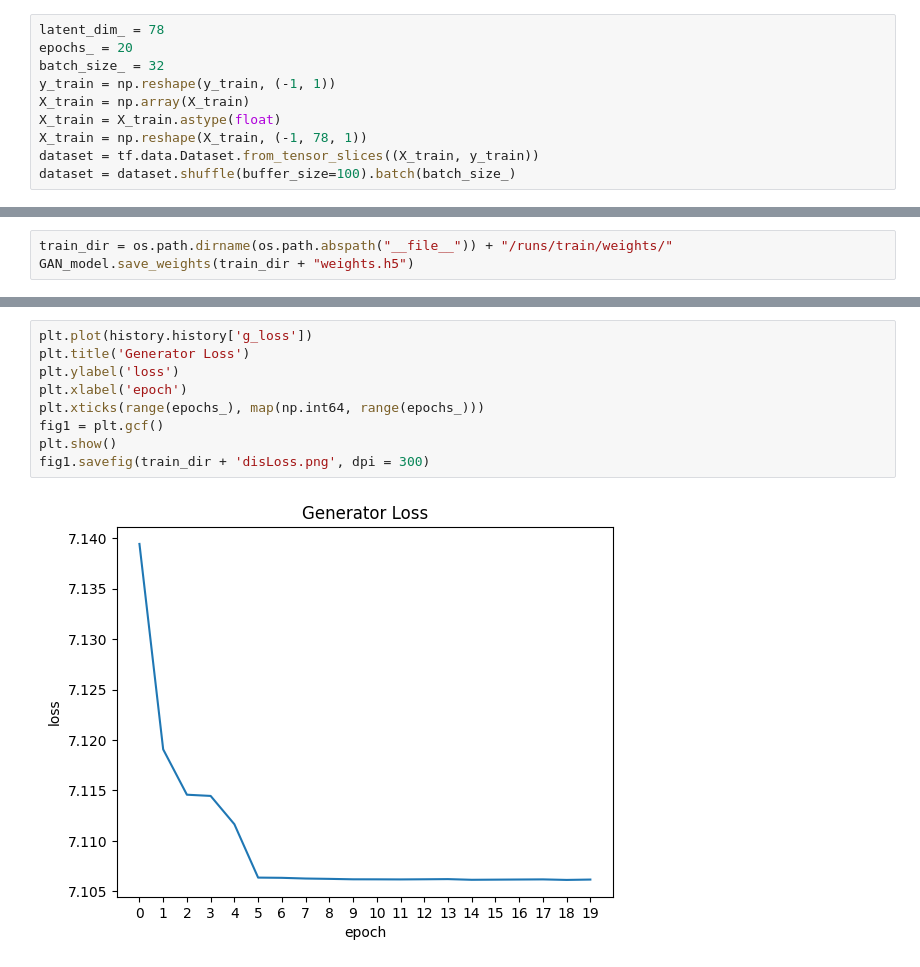
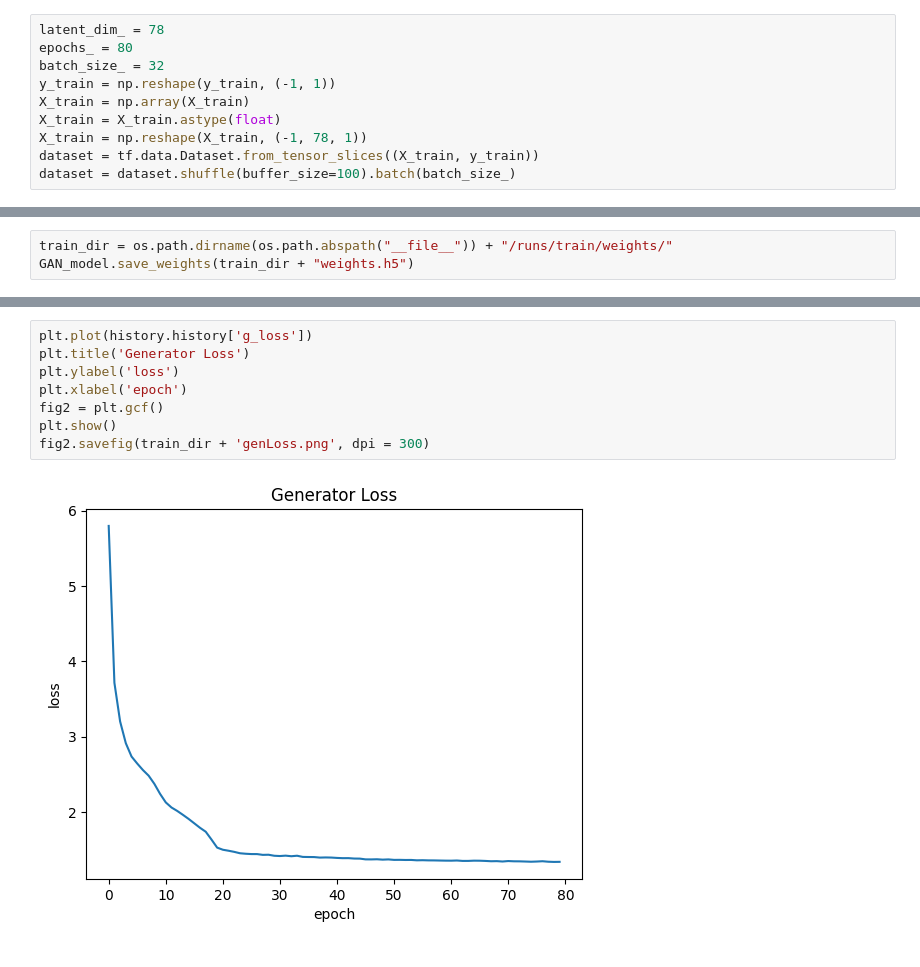
Before and after one commit to panthibivek/Generative-Adversarial-Network-for-Improving-Sampling-of-Molecular-Trajectories, a Jupyter notebook: genAdvTrain.ipynb, the cells around one changed output, grey strips where cells are left out. Drawn from its saved outputs; the diff is of its cells as text.

```diff
--- a/genAdvTrain.ipynb
+++ b/genAdvTrain.ipynb
@@ -31,7 +31,7 @@ Training data size: (9000, 78)
 Test data size: (1000, 78)
 # %%
 latent_dim_ = 78
-epochs_ = 20
+epochs_ = 80
 batch_size_ = 32
 y_train = np.reshape(y_train, (-1, 1))
 X_train = np.array(X_train)
@@ -170,11 +169,10 @@ fig1.savefig(train_dir + 'disLoss.png', dpi = 300)
 # %%
 plt.plot(history.history['g_loss'])
 plt.title('Generator Loss')
 plt.ylabel('loss')
 plt.xlabel('epoch')
-plt.xticks(range(epochs_), map(np.int64, range(epochs_)))
-fig1 = plt.gcf()
+fig2 = plt.gcf()
 plt.show()
-fig1.savefig(train_dir + 'disLoss.png', dpi = 300)
+fig2.savefig(train_dir + 'genLoss.png', dpi = 300)
 # %% [output]
-[figure, old version]
+[figure, new version]
```
Also changed, not shown: parts of 5 cells of this notebook, 2 other files.
